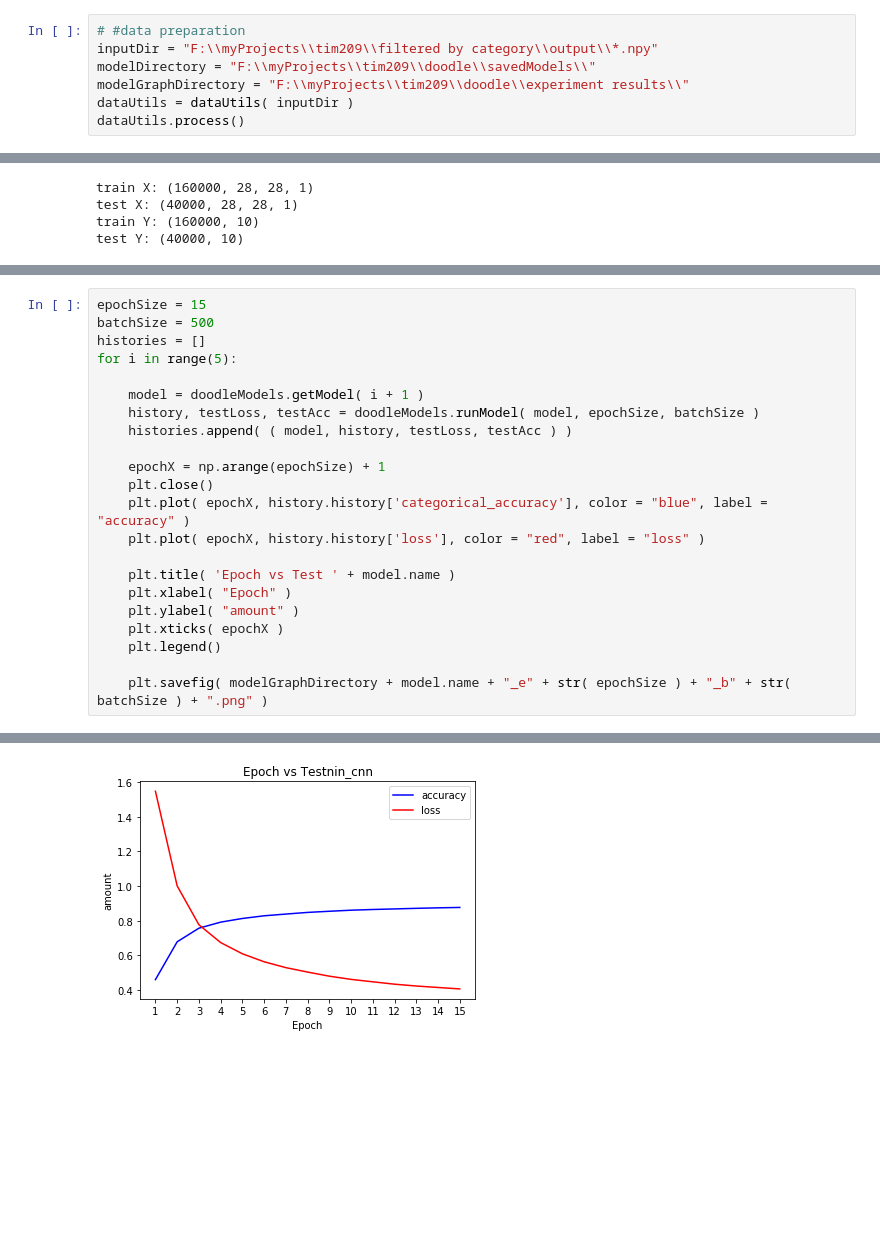
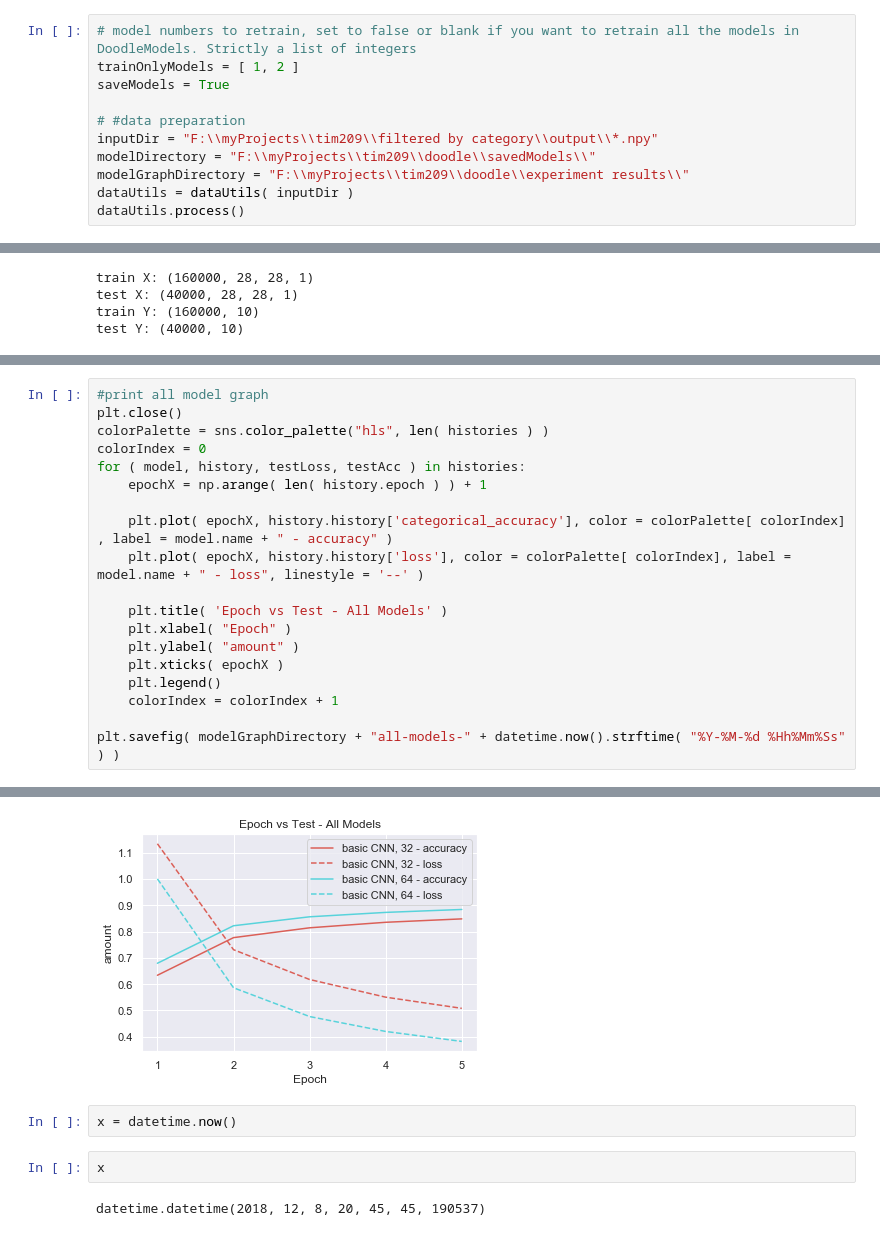
Before and after one commit to adhocmaster/doodleNumpy, a Jupyter notebook: trainTestSaveModels.ipynb, the cells around one changed output, grey strips where cells are left out. Saved outputs shown, nothing was run; the diff lists cells and outputs as text; blank space fills up the shorter version.

Commit message:
composite graph code written

```diff
--- a/trainTestSaveModels.ipynb
+++ b/trainTestSaveModels.ipynb
@@ -6,6 +5,10 @@ WARNING:root:Keras dependencies loaded
 WARNING:root:dataUtils loaded
 WARNING:root:DoodleModels loaded
 # %%
+# model numbers to retrain, set to false or blank if you want to retrain all the models in DoodleModels. Strictly a list of integers
+trainOnlyModels = [ 1, 2 ]
+saveModels = True
+
 # #data preparation
 inputDir = "F:\\myProjects\\tim209\\filtered by category\\output\\*.npy"
 modelDirectory = "F:\\myProjects\\tim209\\doodle\\savedModels\\"
@@ -47,23 +103,20 @@ test Y: (40000, 10)
 # %%
-epochSize = 15
-batchSize = 500
-histories = []
-for i in range(5):
+#print all model graph
+plt.close()
+colorPalette = sns.color_palette("hls", len( histories ) )
+colorIndex = 0
+for ( model, history, testLoss, testAcc ) in histories:
+    epochX = np.arange( len( history.epoch ) ) + 1
 
-    model = doodleModels.getModel( i + 1 )
-    history, testLoss, testAcc = doodleModels.runModel( model, epochSize, batchSize )
-    histories.append( ( model, history, testLoss, testAcc ) )
+    plt.plot( epochX, history.history['categorical_accuracy'], color = colorPalette[ colorIndex] , label = model.name + " - accuracy" )
+    plt.plot( epochX, history.history['loss'], color = colorPalette[ colorIndex], label = model.name + " - loss", linestyle = '--' )
 
-    epochX = np.arange(epochSize) + 1
-    plt.close()
-    plt.plot( epochX, history.history['categorical_accuracy'], color = "blue", label = "accuracy" )
-    plt.plot( epochX, history.history['loss'], color = "red", label = "loss" )
-
-    plt.title( 'Epoch vs Test ' + model.name )
+    plt.title( 'Epoch vs Test - All Models' )
     plt.xlabel( "Epoch" )
     plt.ylabel( "amount" )
     plt.xticks( epochX )
     plt.legend()
+    colorIndex = colorIndex + 1
 
-    plt.savefig( modelGraphDirectory + model.name + "_e" + str( epochSize ) + "_b" + str( batchSize ) + ".png" )
+plt.savefig( modelGraphDirectory + "all-models-" + datetime.now().strftime( "%Y-%M-%d %Hh%Mm%Ss" ) )
 # %% [output]
@@ -87 +123,7 @@ Epoch 15/15
-[figure, old version]
+[figure, new version]
+# %%
+x = datetime.now()
+# %%
+x
+# %% [output]
+datetime.datetime(2018, 12, 8, 20, 45, 45, 190537)
```
Also changed, not shown: parts of 5 cells of this notebook, 18 other files.
